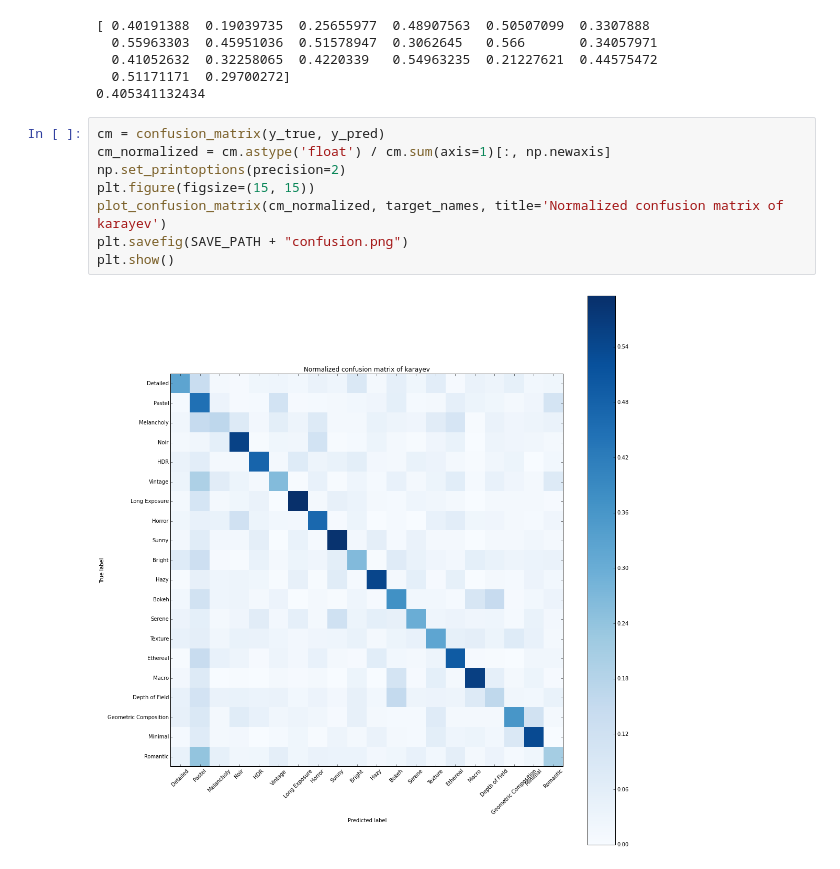
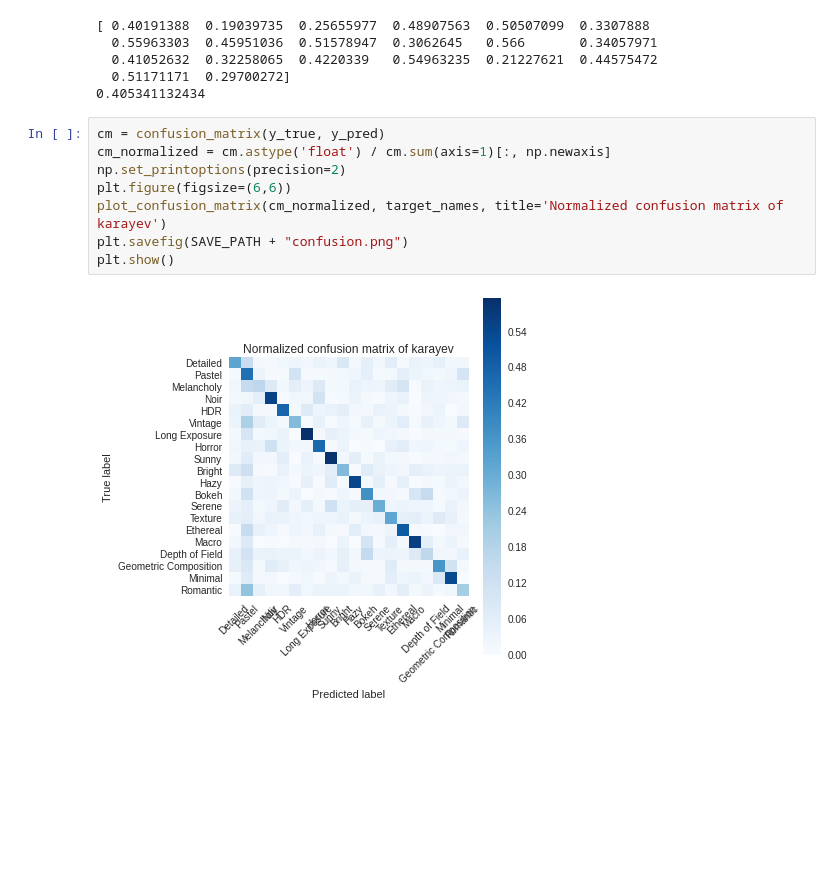
Before and after one commit to HunjaeJung/imagenet2014-modified, a Jupyter notebook: demo/exploration_result.ipynb, the cells around one changed output. Cells and saved outputs as stored; diff of their text form; blank space fills up the shorter version.

```diff
--- a/demo/exploration_result.ipynb
+++ b/demo/exploration_result.ipynb
@@ -149,10 +149,10 @@ print precision_score(y_true, y_pred, average='weighted')
 # %%
 cm = confusion_matrix(y_true, y_pred)
 cm_normalized = cm.astype('float') / cm.sum(axis=1)[:, np.newaxis]
 np.set_printoptions(precision=2)
-plt.figure(figsize=(15, 15))
+plt.figure(figsize=(6,6))
 plot_confusion_matrix(cm_normalized, target_names, title='Normalized confusion matrix of karayev')
 plt.savefig(SAVE_PATH + "confusion.png")
 plt.show()
 # %% [output]
-[figure, old version]
+[figure, new version]
```
Also changed, not shown: parts of 1 cell of this notebook.
